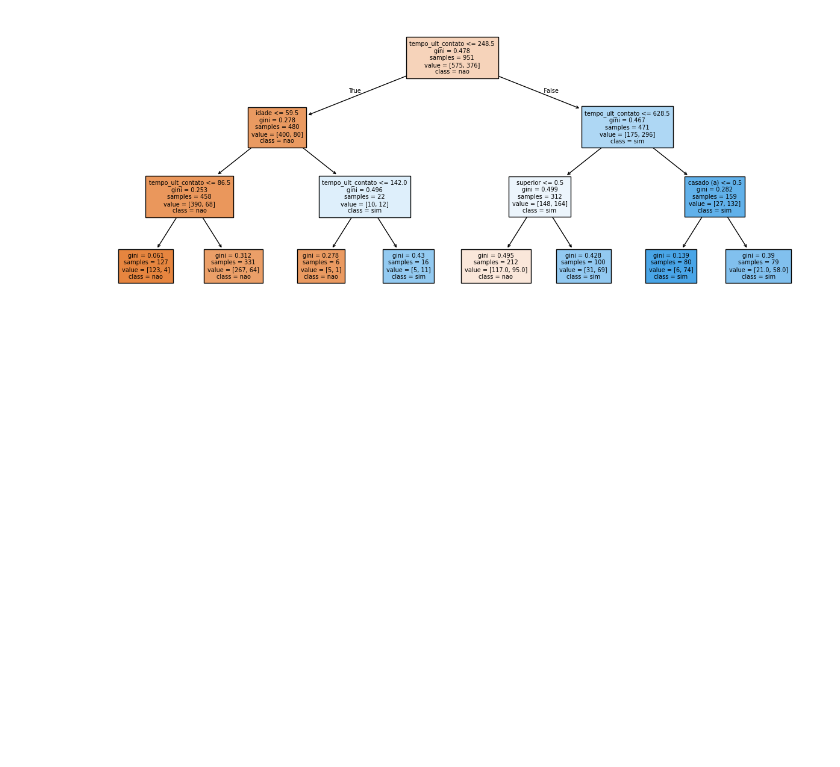
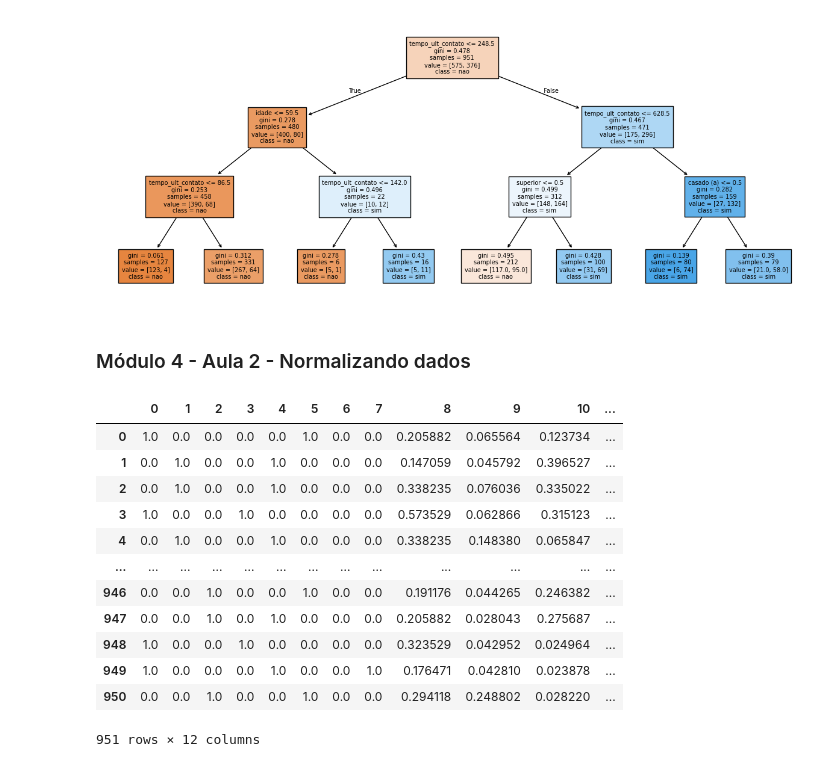
Before and after one commit to JCrpa/curso16_aprendendo_classificar_dados_machine_learning, a Jupyter notebook: projeto inicial-classificacao_ Primeiros passos.ipynb, the cells around one changed output. Saved outputs shown, nothing was run; the diff lists cells and outputs as text; code cells hidden in the pictures; blank space fills up the shorter version.

```diff
--- a/projeto inicial-classificacao_ Primeiros passos.ipynb
+++ b/projeto inicial-classificacao_ Primeiros passos.ipynb
@@ -308,3 +308,5 @@ plt.figure(figsize=(15, 6))
 plot_tree(arvore, filled=True, class_names=('nao', 'sim'), fontsize=7, feature_names=nome_colunas);
 # %% [output]
 [figure]
+# %% [markdown]
+### Módulo 4 - Aula 2 - Normalizando dados
@@ -310,0 +315,19 @@ plot_tree(arvore, filled=True, class_names=('nao', 'sim'), fontsize=7, feature_n
+# %%
+normalizacao = MinMaxScaler()
+x_treino_normalizado = normalizacao.fit_transform(x_treino)
+# %%
+pd.DataFrame(x_treino_normalizado)
+# %% [output]
+|  | 0 | 1 | 2 | 3 | 4 | 5 | 6 | 7 | 8 | 9 | 10 | ... |
+| 0 | 1.0 | 0.0 | 0.0 | 0.0 | 0.0 | 1.0 | 0.0 | 0.0 | 0.205882 | 0.065564 | 0.123734 | ... |
+| 1 | 0.0 | 1.0 | 0.0 | 0.0 | 1.0 | 0.0 | 0.0 | 0.0 | 0.147059 | 0.045792 | 0.396527 | ... |
+| 2 | 0.0 | 1.0 | 0.0 | 0.0 | 1.0 | 0.0 | 0.0 | 0.0 | 0.338235 | 0.076036 | 0.335022 | ... |
+| 3 | 1.0 | 0.0 | 0.0 | 1.0 | 0.0 | 0.0 | 0.0 | 0.0 | 0.573529 | 0.062866 | 0.315123 | ... |
+| 4 | 0.0 | 1.0 | 0.0 | 0.0 | 1.0 | 0.0 | 0.0 | 0.0 | 0.338235 | 0.148380 | 0.065847 | ... |
+| ... | ... | ... | ... | ... | ... | ... | ... | ... | ... | ... | ... | ... |
+| 946 | 0.0 | 0.0 | 1.0 | 0.0 | 0.0 | 1.0 | 0.0 | 0.0 | 0.191176 | 0.044265 | 0.246382 | ... |
+| 947 | 0.0 | 0.0 | 1.0 | 0.0 | 1.0 | 0.0 | 0.0 | 0.0 | 0.205882 | 0.028043 | 0.275687 | ... |
+| 948 | 1.0 | 0.0 | 0.0 | 1.0 | 0.0 | 0.0 | 0.0 | 0.0 | 0.323529 | 0.042952 | 0.024964 | ... |
+| 949 | 1.0 | 0.0 | 0.0 | 0.0 | 1.0 | 0.0 | 0.0 | 1.0 | 0.176471 | 0.042810 | 0.023878 | ... |
+| 950 | 0.0 | 0.0 | 1.0 | 0.0 | 0.0 | 1.0 | 0.0 | 0.0 | 0.294118 | 0.248802 | 0.028220 | ... |
+951 rows × 12 columns
```
Also changed, not shown: parts of 1 cell of this notebook.
